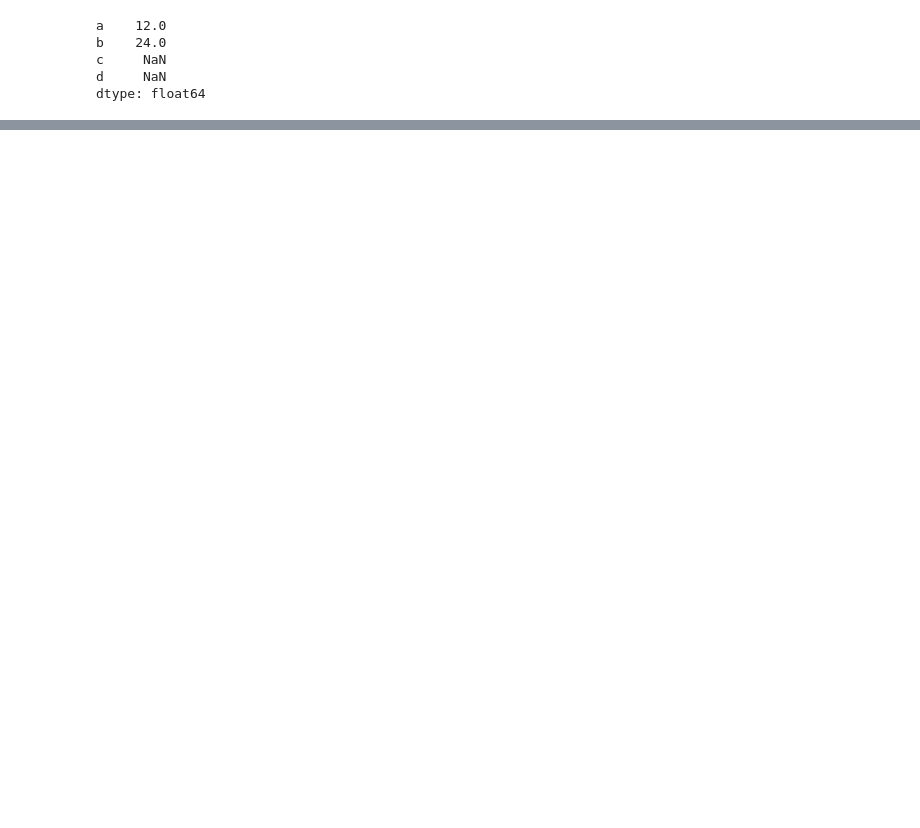
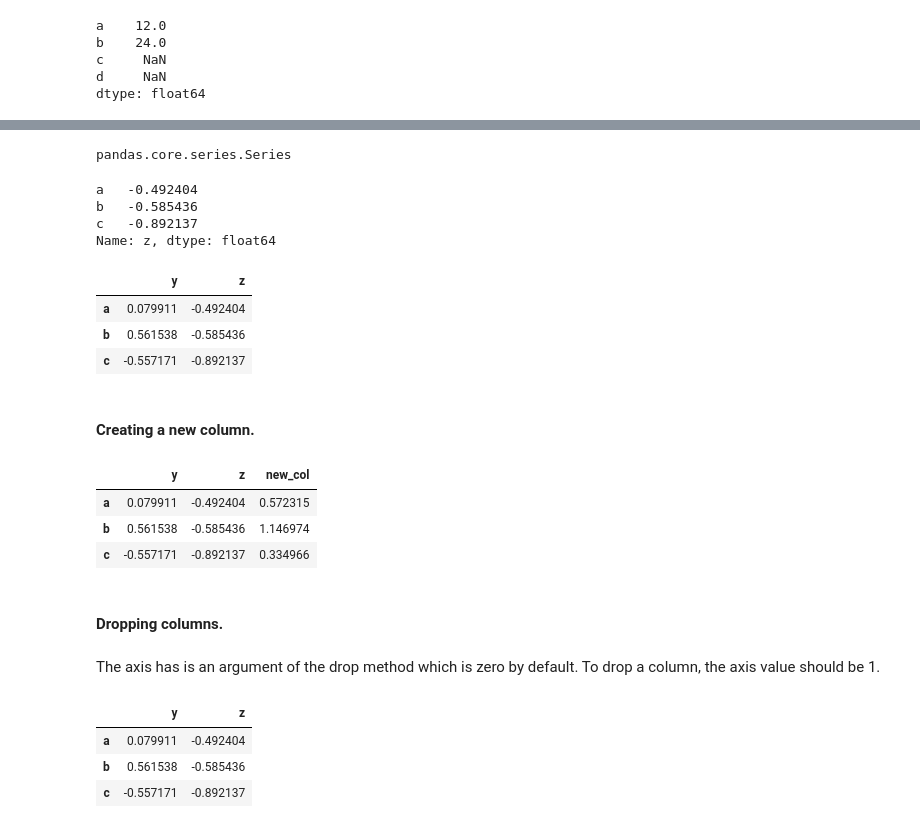
Before and after one commit to jayashree8/Machine_learning_EDA, a Jupyter notebook: Guide/Pandas/Pandas.ipynb, the cells around one changed output, grey strips where cells are left out. Drawn from its saved outputs; the diff is of its cells as text; code cells hidden in the pictures; blank space fills up the shorter version.

Commit message:
edited pandas

```diff
--- a/Guide/Pandas/Pandas.ipynb
+++ b/Guide/Pandas/Pandas.ipynb
@@ -116,0 +125,2 @@ dtype: float64
+# %%
+dataframe = pd.DataFrame(randn(3,2), ['a','b','c'], ['y', 'z'])
@@ -116,0 +147,40 @@ dtype: float64
+# %%
+type(dataframe['z'])
+# %% [output]
+pandas.core.series.Series
+# %%
+dataframe.z
+# %% [output]
+a   -0.492404
+b   -0.585436
+c   -0.892137
+Name: z, dtype: float64
+# %%
+dataframe[['y','z']]
+# %% [output]
+|  | y | z |
+| a | 0.079911 | -0.492404 |
+| b | 0.561538 | -0.585436 |
+| c | -0.557171 | -0.892137 |
+# %% [markdown]
+#### Creating a new column.
+# %%
+dataframe['new_col'] = dataframe['y'] - dataframe['z']
+# %%
+dataframe
+# %% [output]
+|  | y | z | new_col |
+| a | 0.079911 | -0.492404 | 0.572315 |
+| b | 0.561538 | -0.585436 | 1.146974 |
+| c | -0.557171 | -0.892137 | 0.334966 |
+# %% [markdown]
+#### Dropping columns.
+# %% [markdown]
+The axis has is an argument of the drop method which is zero by default. To drop a column, the axis value should be 1.
+# %%
+dataframe.drop('new_col', axis = 1)
+# %% [output]
+|  | y | z |
+| a | 0.079911 | -0.492404 |
+| b | 0.561538 | -0.585436 |
+| c | -0.557171 | -0.892137 |
```
Also changed, not shown: parts of 78 cells of this notebook.
